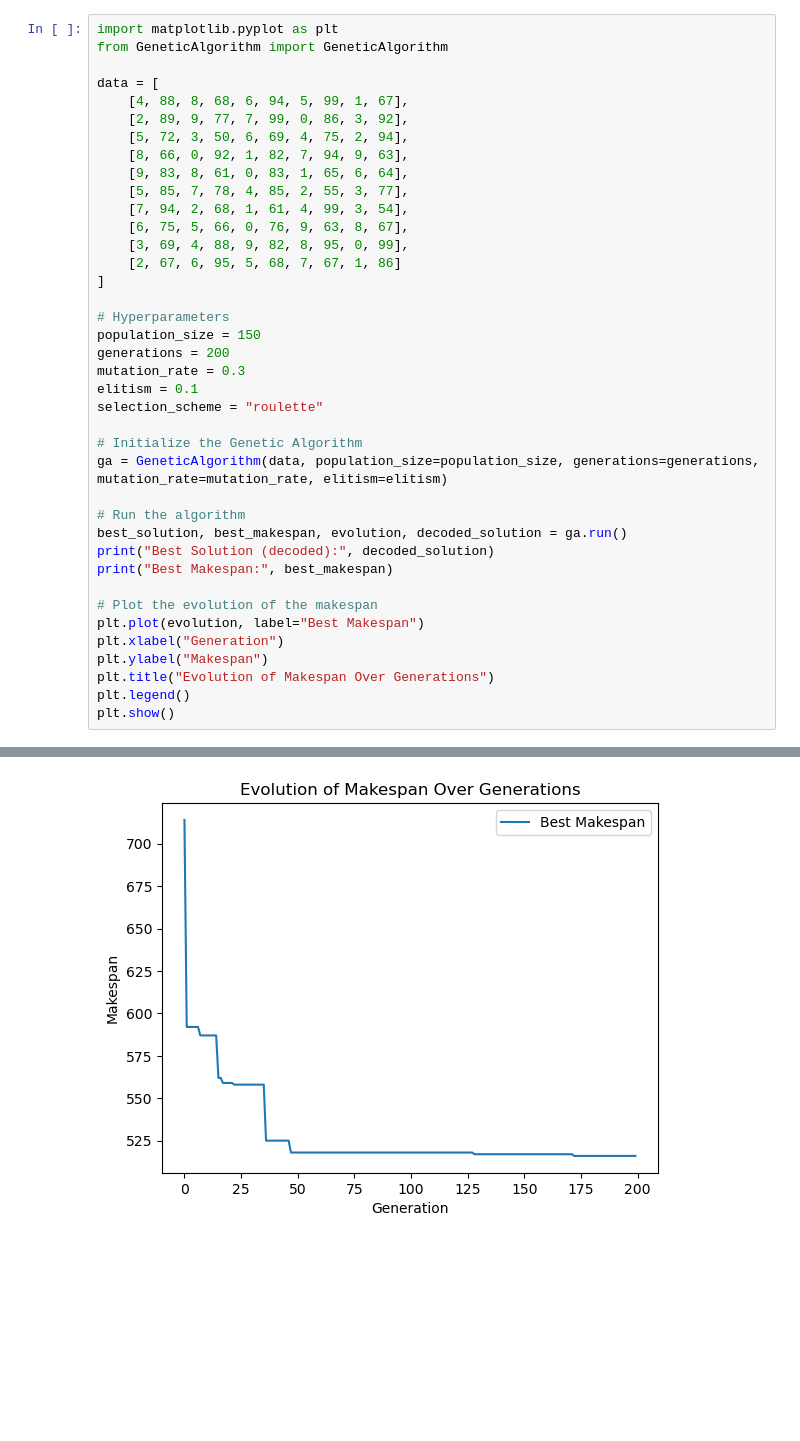
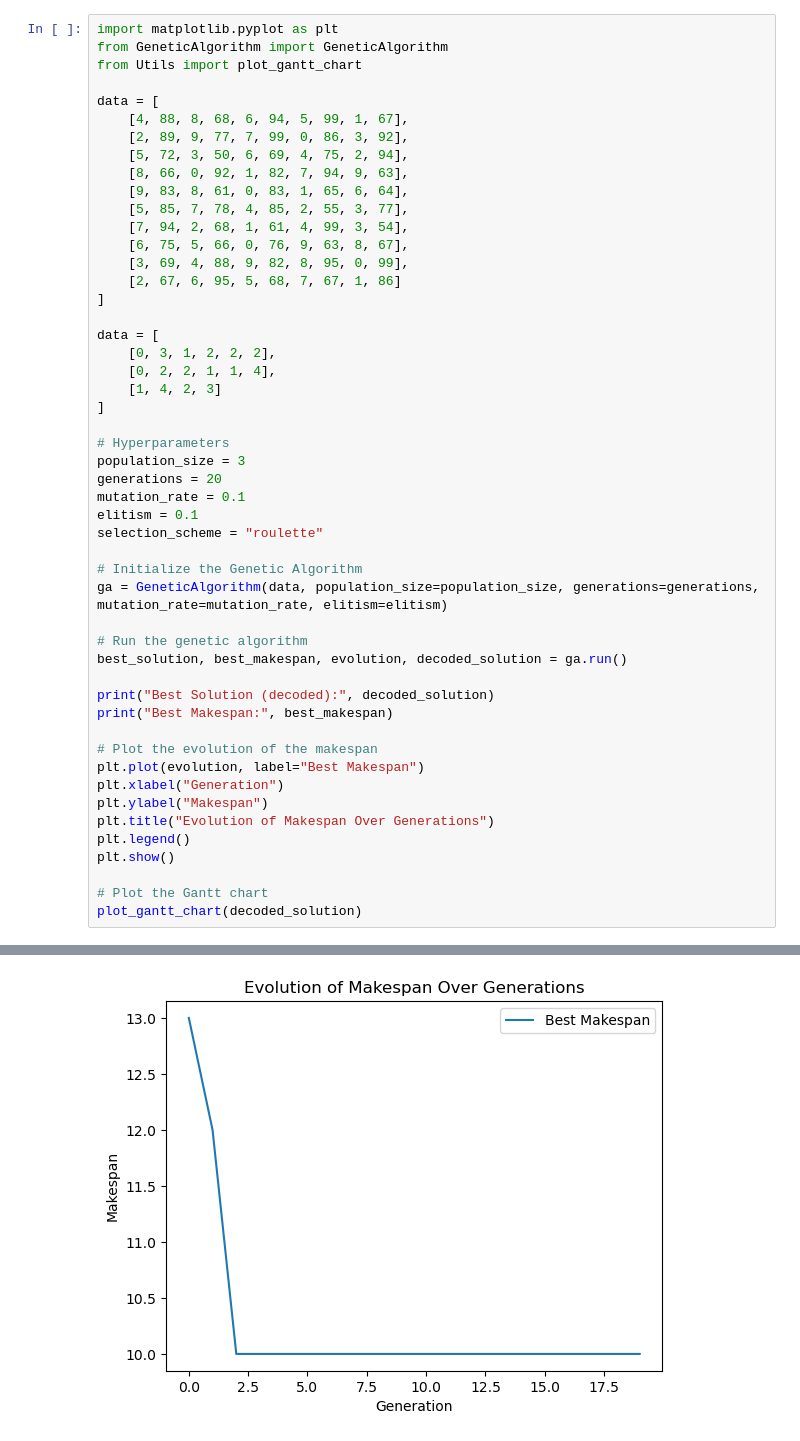
Before and after one commit to Danie1Arias/A2-DanielArias-BeatrizEnriquez, a Jupyter notebook: A2_DanielArias-BeatrizEnriquez.ipynb, the cells around one changed output, grey strips where cells are left out. Saved outputs shown, nothing was run; the diff lists cells and outputs as text; blank space fills up the shorter version.

Commit message:
Gantt diagram basic utils

```diff
--- a/A2_DanielArias-BeatrizEnriquez.ipynb
+++ b/A2_DanielArias-BeatrizEnriquez.ipynb
@@ -1,6 +1,7 @@
 # %%
 import matplotlib.pyplot as plt
 from GeneticAlgorithm import GeneticAlgorithm
+from Utils import plot_gantt_chart
 
 data = [
     [4, 88, 8, 68, 6, 94, 5, 99, 1, 67],
@@ -15,18 +16,25 @@ data = [
     [2, 67, 6, 95, 5, 68, 7, 67, 1, 86]
 ]
 
+data = [
+    [0, 3, 1, 2, 2, 2],
+    [0, 2, 2, 1, 1, 4],
+    [1, 4, 2, 3]
+]
+
 # Hyperparameters
-population_size = 150
-generations = 200
-mutation_rate = 0.3
+population_size = 3
+generations = 20
+mutation_rate = 0.1
 elitism = 0.1
 selection_scheme = "roulette"
 
 # Initialize the Genetic Algorithm
 ga = GeneticAlgorithm(data, population_size=population_size, generations=generations, mutation_rate=mutation_rate, elitism=elitism)
 
-# Run the algorithm
+# Run the genetic algorithm
 best_solution, best_makespan, evolution, decoded_solution = ga.run()
+
 print("Best Solution (decoded):", decoded_solution)
 print("Best Makespan:", best_makespan)
 
@@ -37,4 +45,7 @@ plt.ylabel("Makespan")
 plt.title("Evolution of Makespan Over Generations")
 plt.legend()
 plt.show()
+
+# Plot the Gantt chart
+plot_gantt_chart(decoded_solution)
 # %% [output]
@@ -58 +69 @@ Best Makespan: 516
-[figure, old version]
+[figure, new version]
```
Also changed, not shown: parts of 3 cells of this notebook, 2 other files.
